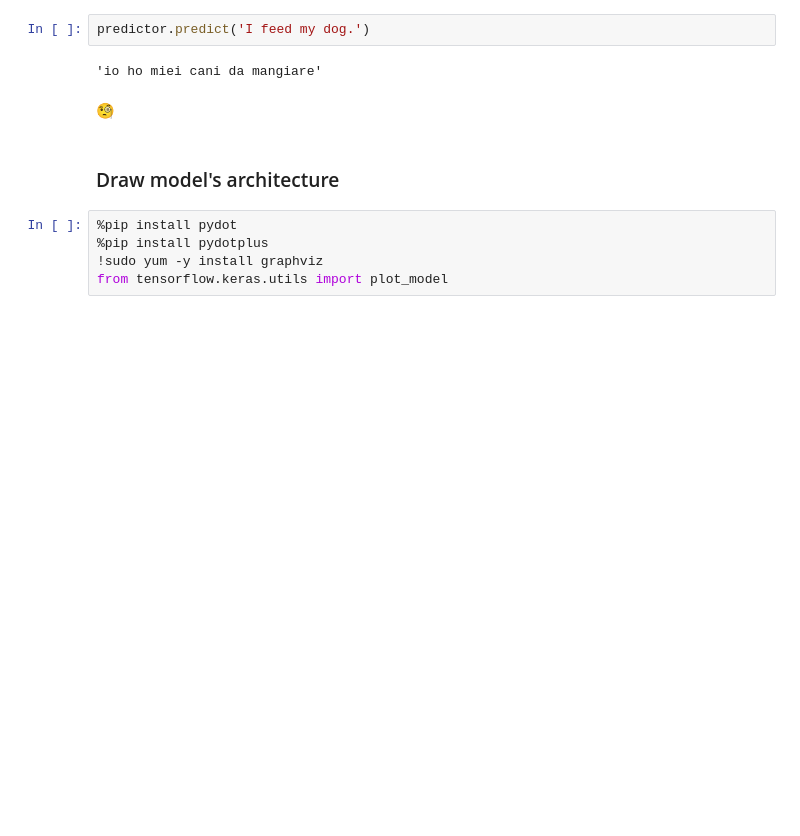
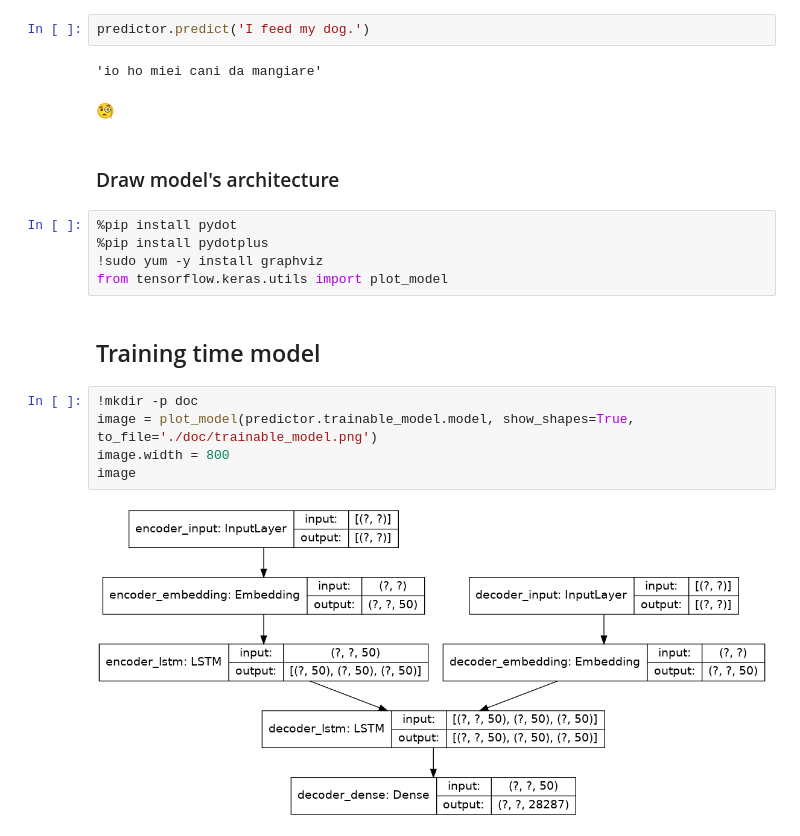
Before and after one commit to mrtj/lstm-translator, a Jupyter notebook: translator.ipynb, the cells around one changed output. Saved outputs shown, nothing was run; the diff lists cells and outputs as text; blank space fills up the shorter version.

```diff
--- a/translator.ipynb
+++ b/translator.ipynb
@@ -300,3 +300,12 @@ predictor.predict('I feed my dog.')
 %pip install pydotplus
 !sudo yum -y install graphviz
 from tensorflow.keras.utils import plot_model
+# %% [markdown]
+## Training time model
+# %%
+!mkdir -p doc
+image = plot_model(predictor.trainable_model.model, show_shapes=True, to_file='./doc/trainable_model.png')
+image.width = 800
+image
+# %% [output]
+[figure, added]
```
Also changed, not shown: parts of 4 cells of this notebook, 4 other files.
